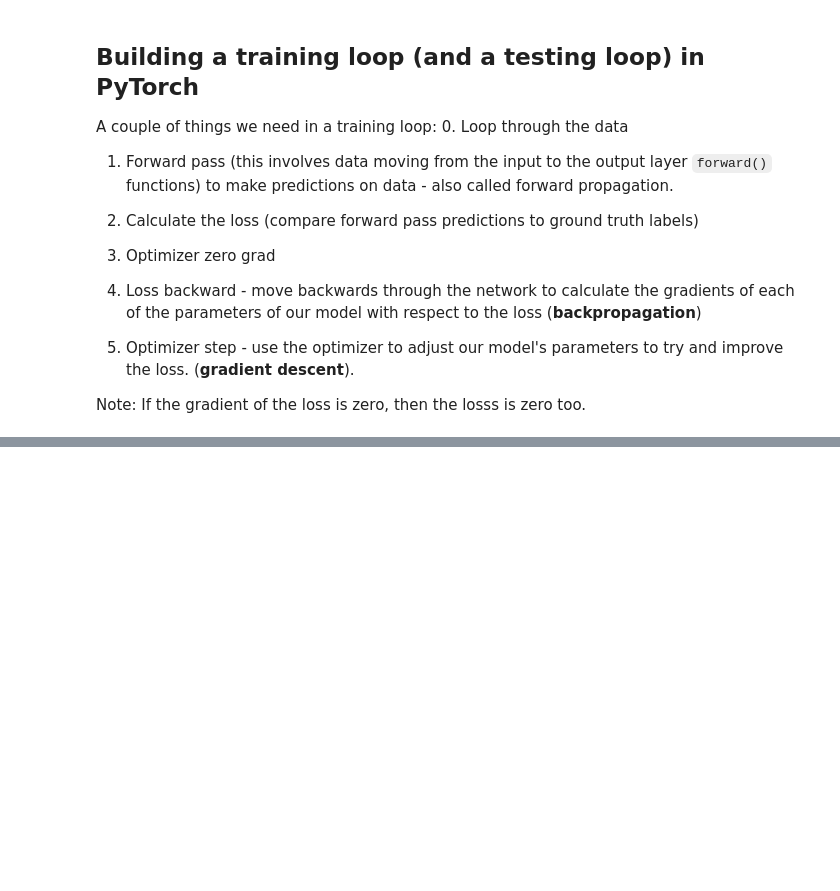
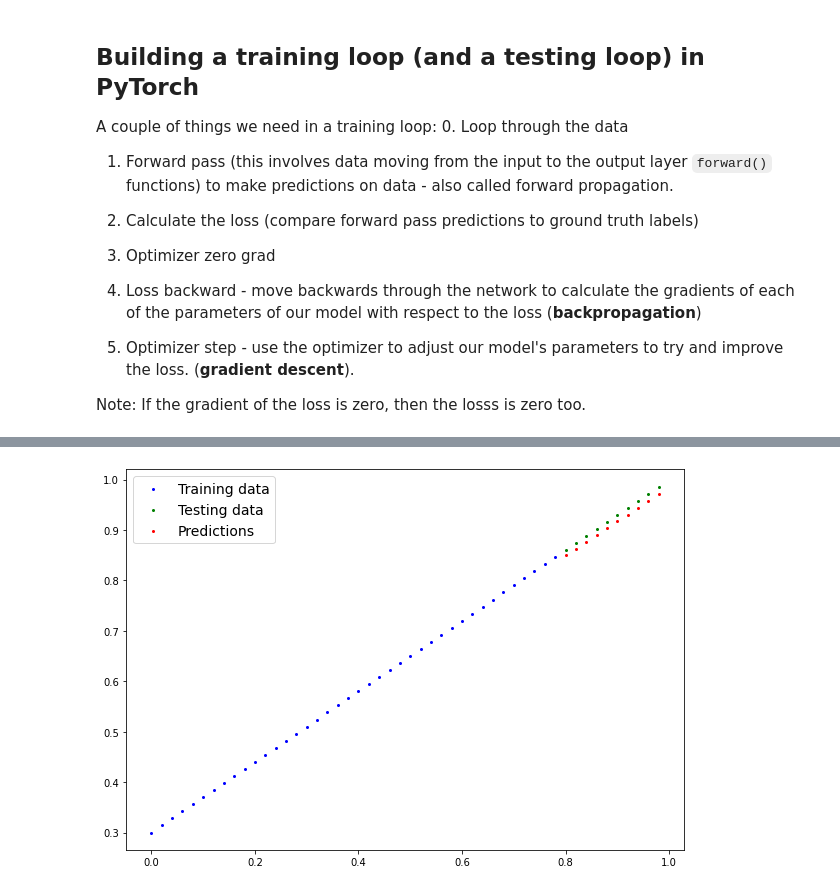
Before and after one commit to tincorpai/Deep_Learning_Pytorch, a Jupyter notebook: PythonWorkFlow_video.ipynb, the cells around one changed output, grey strips where cells are left out. Drawn from its saved outputs; the diff is of its cells as text; code cells hidden in the pictures; blank space fills up the shorter version.

```diff
--- a/PythonWorkFlow_video.ipynb
+++ b/PythonWorkFlow_video.ipynb
@@ -384,7 +384,7 @@ model_0.state_dict()
 OrderedDict([('weight', tensor([0.3367])), ('bias', tensor([0.1288]))])
 # %%
 # Setup a loss function
-loss_fn = nn.L1Loss
+loss_fn = nn.L1Loss()
 
 
 #Set up an optimizer (stochastic gradient descent) #It's starts by randomly adjusting
@@ -424,7 +424,7 @@ Note: If the gradient of the loss is zero, then the losss is zero too.
 # %%
 # An epoch is one loop through the data...(this is hyperparameters because we
 #set it ourselves).
-epochs = 1
+epochs = 100
 
 ### Training
 #0. Loop through the data
@@ -441,6 +441,7 @@ for epoch in range(epochs): #one epoch is a single board pass through the data.
   #2.We want to calculate the loss (different between the our model's training
   #dataset and the ideal data values).
   loss = loss_fn(y_pred, y_train)
+  print(f"loss: {loss}")
 
   #3.  Optimizer zero grad
   optimizer.zero_grad()
@@ -453,7 +454,13 @@ for epoch in range(epochs): #one epoch is a single board pass through the data.
   optimizer.step()  #the optimizer makes some calculation in how to adjust the
    #the model parmeters with regards to the backpropagation of the loss.
    #by default how the optimizer changes will accumulates through the loop... we
-   #zero them above in step 3 for the next ieteration of the loop.
+   #zero them above in step 3 for the next iteration of the loop. It's function
+   #as its updates the step's parameters to further get them closer to the true value
+   #if it does that, the loss will closer to zero.
 
 
-  model_0.eval()    #turn off the gradient tracking.
+  model_0.eval()    #turn off the different settings in the model not needed for evaluation/testing
+
+
+  #print out model state_dict()
+  print(model_0.state_dict())
@@ -459,0 +485,6 @@ for epoch in range(epochs): #one epoch is a single board pass through the data.
+# %%
+#let's make some predictions
+with torch.inference_mode():
+  y_pred_new = model_0(X_test)
+
+y_preds
@@ -478,0 +532,4 @@ They accumulate every epoch, zero them to start fresh every epoch.
+# %%
+plot_predictions(predictions=y_pred_new)
+# %% [output]
+[figure, added]
```
Also changed, not shown: parts of 5 cells of this notebook.
